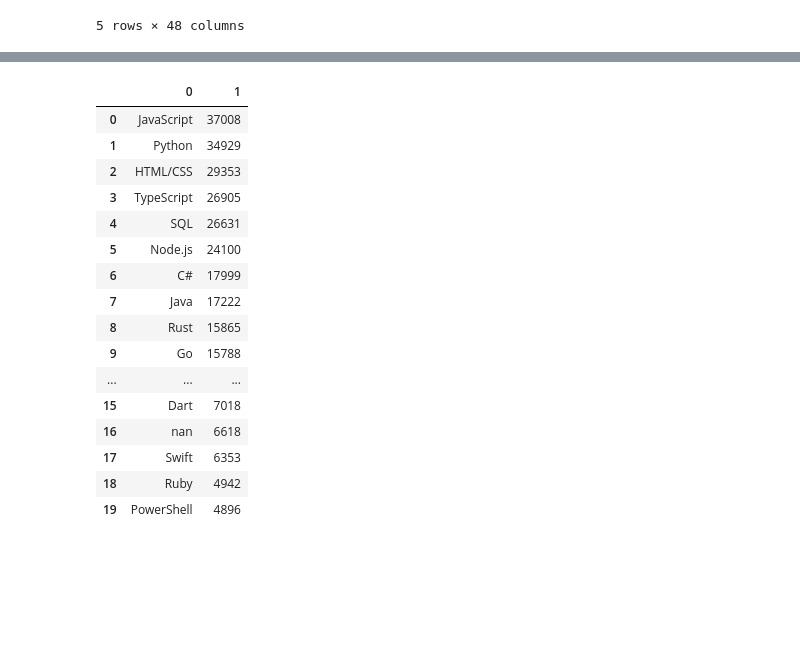
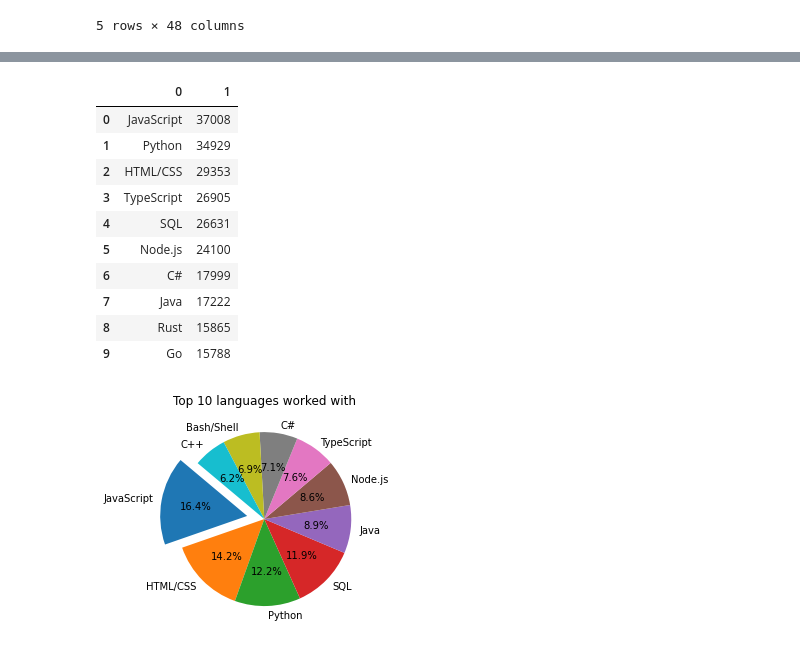
Before and after one commit to Stencoss/DataDrivenDevelopers, a Jupyter notebook: project_1.ipynb, the cells around one changed output, grey strips where cells are left out. Drawn from its saved outputs; the diff is of its cells as text; code cells hidden in the pictures; blank space fills up the shorter version.

Commit message:
updated visualizations

```diff
--- a/project_1.ipynb
+++ b/project_1.ipynb
@@ -98,21 +93,25 @@ find_top_langs(full_df['LanguageHaveWorkedWith'] ).set_index(0).reset_index().he
 # %%
 # Run the method based off of languages Learned column
-find_top_langs(full_df['LanguageWantToWorkWith'] ).set_index(0).reset_index().head(20)                                  #
+top10future = find_top_langs(full_df['LanguageWantToWorkWith'] ).set_index(0).reset_index().head(10)
+top10future                               #
 # %% [output]
 |  | 0 | 1 |
 | 0 | JavaScript | 37008 |
 | 1 | Python | 34929 |
 | 2 | HTML/CSS | 29353 |
 | 3 | TypeScript | 26905 |
 | 4 | SQL | 26631 |
 | 5 | Node.js | 24100 |
 | 6 | C# | 17999 |
 | 7 | Java | 17222 |
 | 8 | Rust | 15865 |
 | 9 | Go | 15788 |
-| ... | ... | ... |
-| 15 | Dart | 7018 |
-| 16 | nan | 6618 |
-| 17 | Swift | 6353 |
-| 18 | Ruby | 4942 |
-| 19 | PowerShell | 4896 |
+# %%
+labels=top10current[0]
+sizes=top10current[1]
+explode = (0.2, 0,0,0,0,0,0,0,0,0)
+plt.pie(sizes, explode=explode, labels=labels, autopct="%1.1f%%", startangle=140)
+plt.title('Top 10 languages worked with')
+plt.show()
+# %% [output]
+[figure, added]
```
Also changed, not shown: parts of 3 cells of this notebook.
